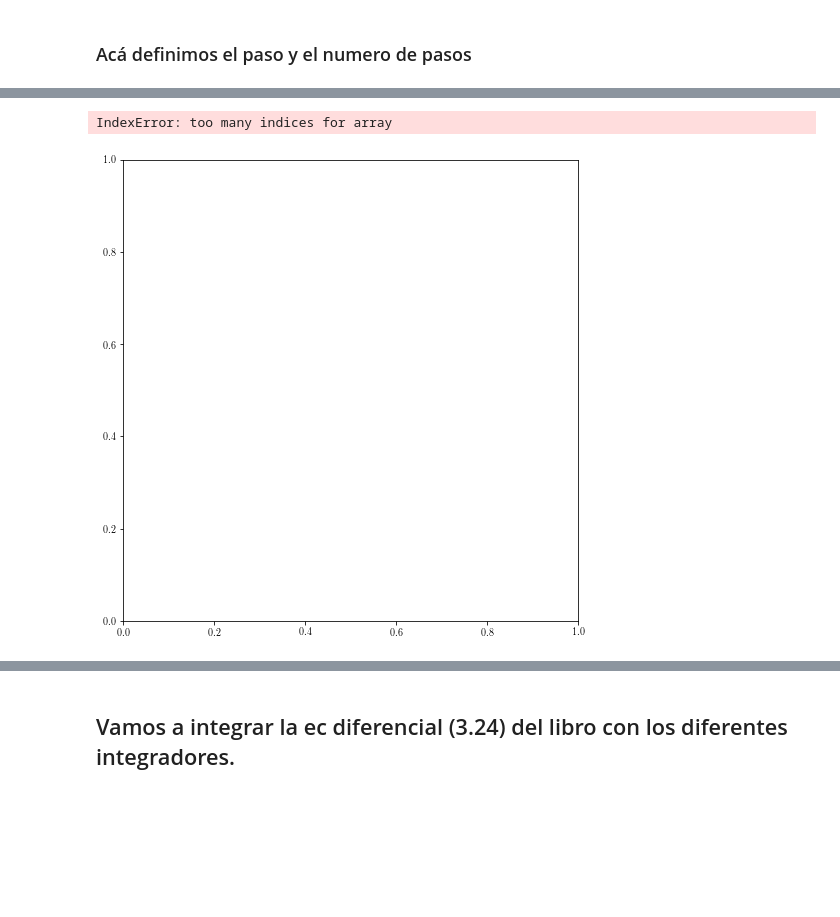
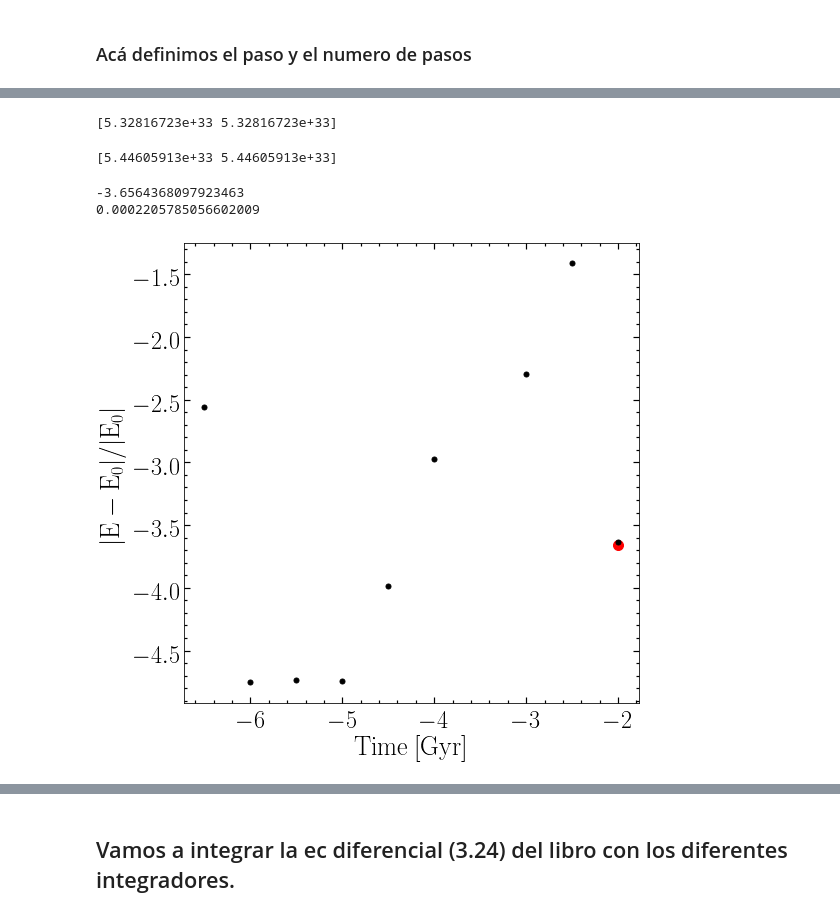
Before and after one commit to ornemarioni/mn2, a Jupyter notebook: Capitulo3.ipynb, the cells around one changed output, grey strips where cells are left out. Saved outputs shown, nothing was run; the diff lists cells and outputs as text; code cells hidden in the pictures; blank space fills up the shorter version.

Commit message:
empezamos los plots del cap6 de SN

```diff
--- a/Capitulo3.ipynb
+++ b/Capitulo3.ipynb
@@ -69,8 +68,7 @@ print ax, ay, az
 ### Acá definimos el paso y el numero de pasos
 # %%
 tiempo = 100.
-dt = 1e-2
-# dt = [10**-6.5, 1e-6, 10**-5.5, 1e-5, 10**-4.5, 1e-4, 1e-3, 10**-2.5, 1e-2]  #pasos
+dt = np.array([1e-2, 10**-2.5, 1e-3, 1e-4, 10**-4.5, 1e-5, 10**-5.5, 1e-6, 10**-6.5]) #pasos
 nit = np.int_(tiempo/dt) #numero de pasos
 print nit
 print dt
@@ -104,0 +130,17 @@ IndexError: too many indices for array
+# %%
+from energiafig3 import *
+eps=0
+e_pot = energia.epot(eps,m,xf,yf,zf)
+
+print e_pot
+# %% [output]
+[5.32816723e+33 5.32816723e+33]
+# %%
+from energiafig3 import *
+eps=0
+N=2
+e_pot0 = energia.epot(eps,m,pos[:,0],pos[:,1],pos[:,2])
+
+print e_pot0
+# %% [output]
+[5.44605913e+33 5.44605913e+33]
@@ -105,27 +168,41 @@ IndexError: too many indices for array
+# %%
+U = np.sum(e_pot)
+
+K_ = (1/2.) * m * (vxf**2 + vyf**2 + vzf**2)
+K= np.sum(K_)
+
+E = K - 0.5*U
+
+U0 = np.sum(e_pot0)
+K0 = np.sum( (1/2.) * m * (vel[:,0]**2 + vel[:,1]**2 + vel[:,2]**2))
+E0 = K0 - 0.5*U0
+
+dE = abs((E - E0)/E0)
+# %%
+print np.log10(dE)
+print dE
+# %% [output]
+-3.6564368097923463
+0.0002205785056602009
 # %%
 from __future__ import unicode_literals
 
 matplotlib.rcParams['text.usetex'] = True
 matplotlib.rcParams['text.latex.unicode'] = True
 
 fig=plt.figure(1, figsize=(8,8))
 fig.subplots_adjust(bottom=0.15, left =0.16, right = 0.95, top = 0.95)
 ax=fig.add_subplot(111)
 
-ax.plot(xf[1000,1],yf[1000,1],'.k', markersize=1)
-ax.plot(xf[1000,0],yf[1000,0],'.r')
-# ax.plot(xf[-1,1],yf[-1,1],'.b')
-
-# ax.set_xlim(-apo-10,p+10)
-# ax.set_ylim(-a-10,a+10)
+ax.plot(np.log10(1e-2),np.log10(dE),'.r', markersize=20)
+ax.plot(np.log10(dt),np.log10(dEr),'.k', markersize=10)
 ax.minorticks_on()
 ax.tick_params( labelsize=24)
 ax.tick_params('both', length=3, width=1.2,which='minor', direction='in', right='on',top='on')
 ax.tick_params('both', length=6, width=1.2,which='major', direction='in', right='on',top='on')
-ax.set_xlabel(r'$x\:[kpc]$', fontsize=26)
-ax.set_ylabel(r'$y\:[kpc]$',fontsize=26)
+ax.set_ylabel(r'$\mathrm{|E-E_{0}|/|E_{0}|}$', fontsize=26)
+ax.set_xlabel(r'$\mathrm{Time\:[Gyr]}$',fontsize=26)
 # fig.savefig('/home/ornela/Dropbox/AAA_2017/escrito/BAAA_2018_art/fig_05.pdf', dpi = 100)
 plt.show()
 # %% [output]
-IndexError: too many indices for array
-[figure, old version]
+[figure, new version]
```
Also changed, not shown: parts of 14 cells of this notebook, 6 other files.
